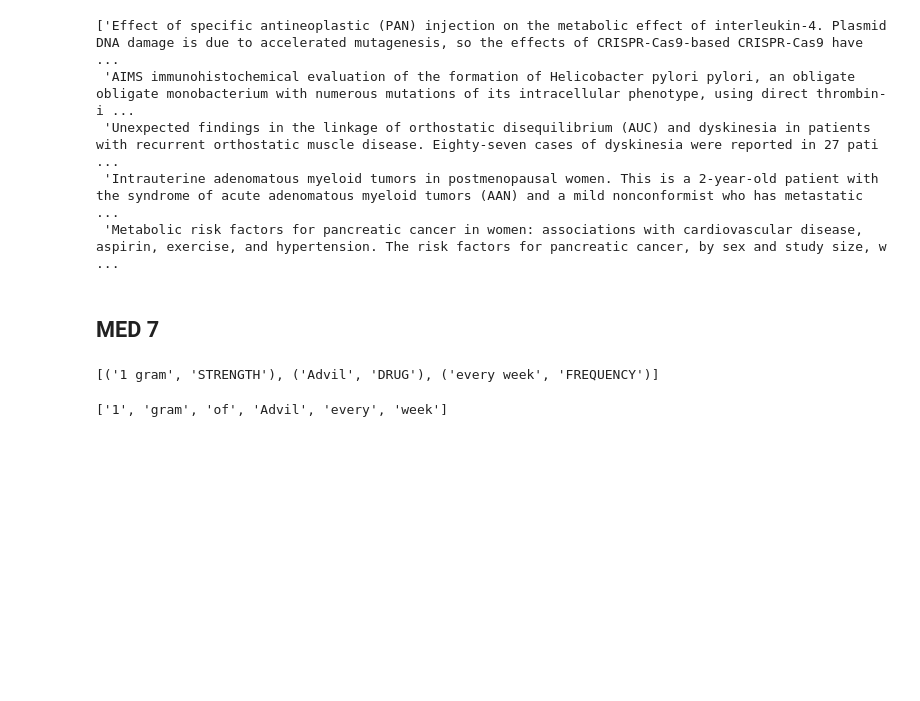
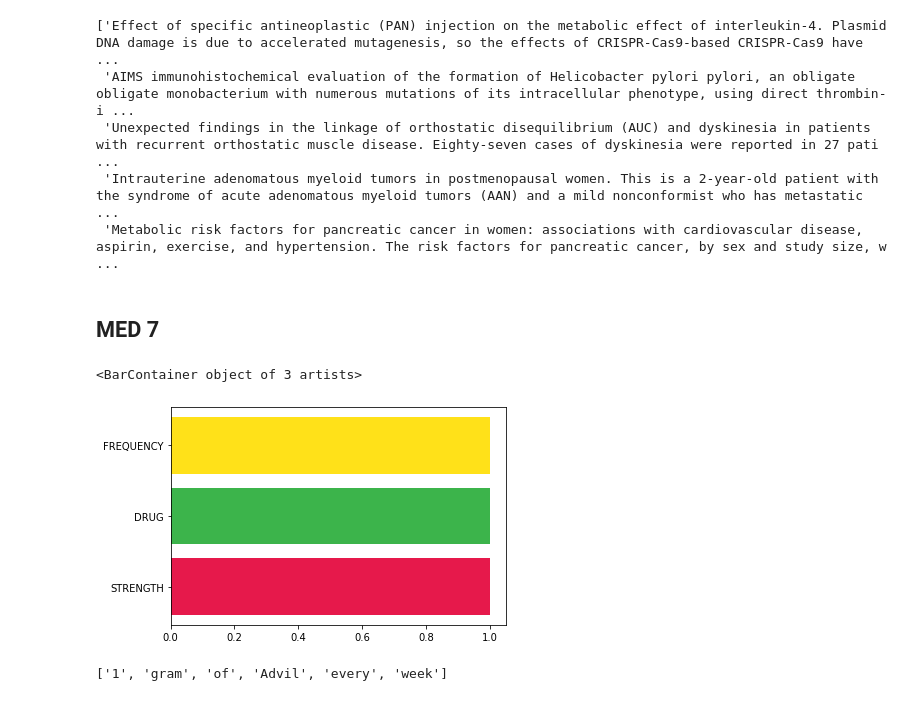
Before and after one commit to jesi-rgb/TFM-code, a Jupyter notebook: src/gen_and_test.ipynb, the cells around one changed output. Drawn from its saved outputs; the diff is of its cells as text; code cells hidden in the pictures; blank space fills up the shorter version.

```diff
--- a/src/gen_and_test.ipynb
+++ b/src/gen_and_test.ipynb
@@ -131,6 +131,4 @@ med7 = spacy.load("en_core_med7_trf")
 # %%
 doc = med7('1 gram of Advil every week')
 # %%
-[(ent.text, ent.label_) for ent in doc.ents]
+text_data = [(ent.text, ent.label_) for ent in doc.ents]
-# %% [output]
-[('1 gram', 'STRENGTH'), ('Advil', 'DRUG'), ('every week', 'FREQUENCY')]
@@ -137,3 +139,32 @@ doc = med7('1 gram of Advil every week')
+# %%
+counter = Counter([t[1] for t in text_data])
+df = pd.DataFrame(counter.items(), columns=["Tag", "Count"])
+# %%
+ seven_colours = [
+        "#e6194B",
+        "#3cb44b",
+        "#ffe119",
+        "#ffd8b1",
+        "#f58231",
+        "#f032e6",
+        "#42d4f4",
+        "#ff0000",
+        "#ff8700",
+        "#ffd300",
+        "#deff0a",
+        "#a1ff0a",
+        "#0aff99",
+        "#0aefff",
+        "#147df5",
+        "#580aff",
+        "#be0aff",
+    ]
+# %%
+plt.figure()
+plt.barh(df.Tag, df.Count, color=seven_colours)
+# %% [output]
+<BarContainer object of 3 artists>
+[figure, added]
 # %%
 [(ent.text) for ent in doc]
 # %% [output]
```
Also changed, not shown: parts of 1 cell of this notebook, 1 other file.
